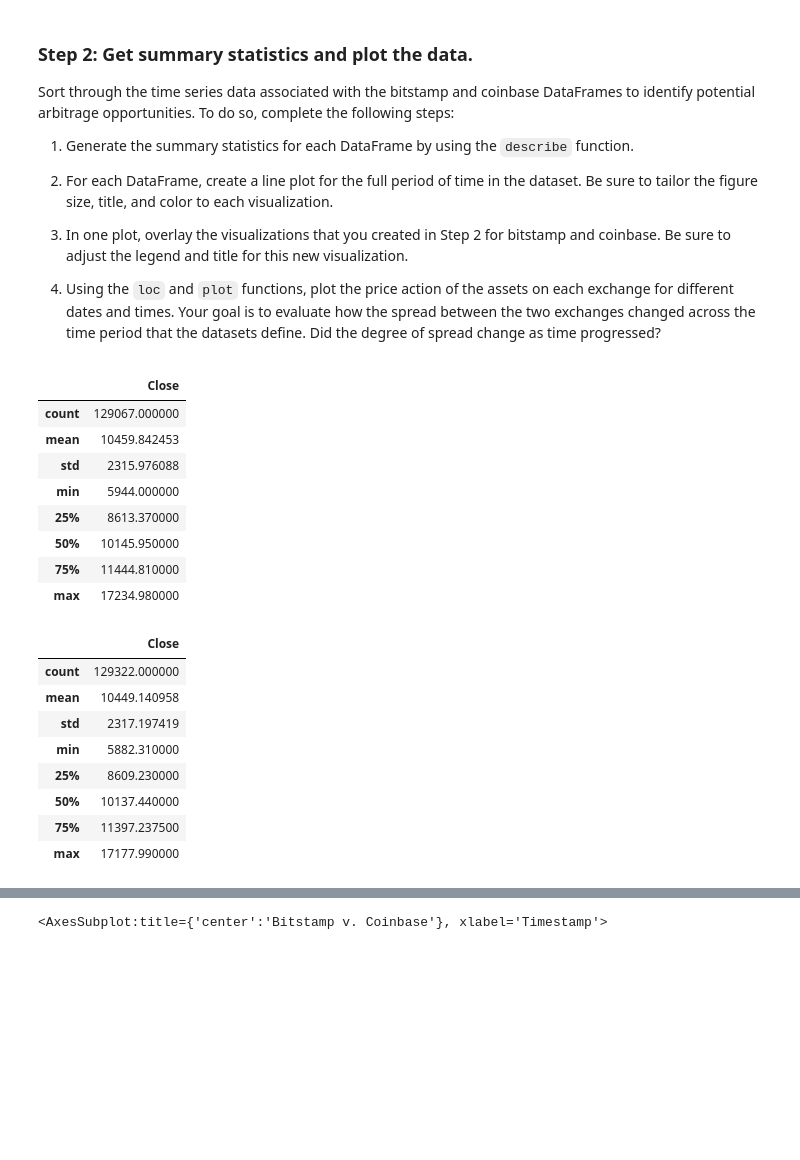
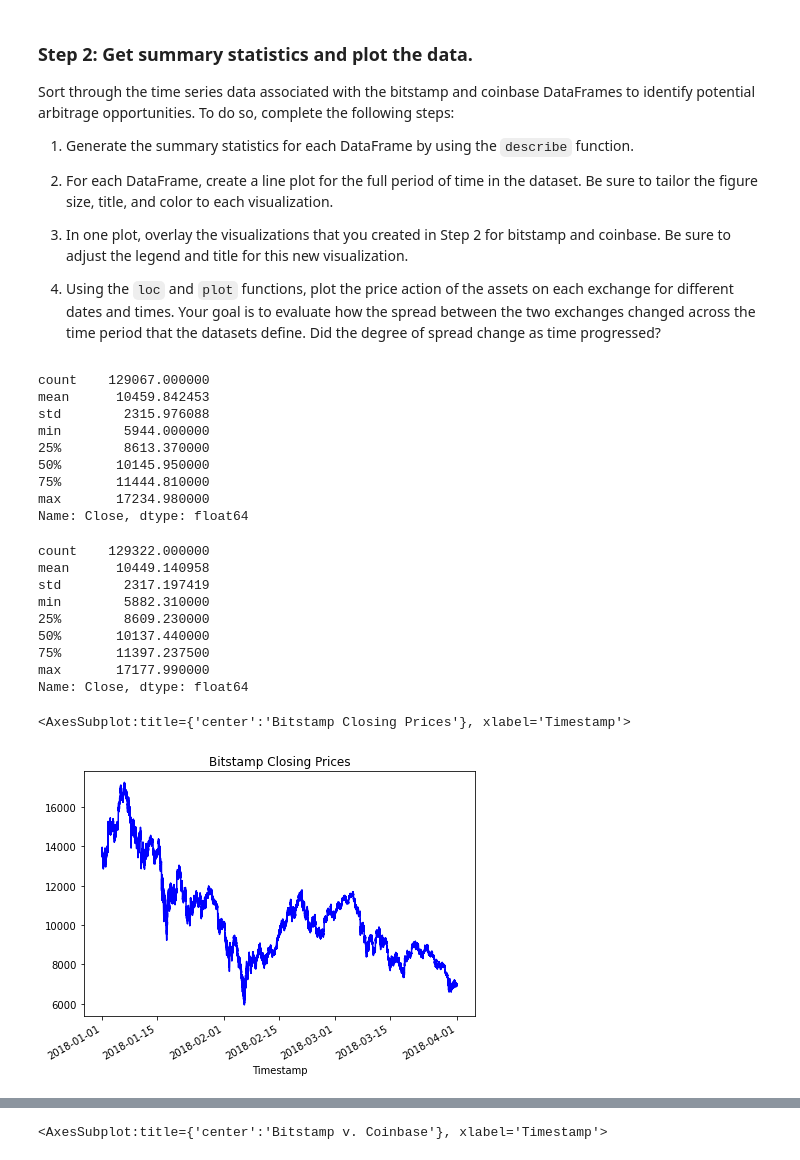
Before and after one commit to jjestrella/btc_altcoin_-arbitrage, a Jupyter notebook: crypto_arbitrage.ipynb, the cells around one changed output, grey strips where cells are left out. Saved outputs shown, nothing was run; the diff lists cells and outputs as text; code cells hidden in the pictures; blank space fills up the shorter version.

```diff
--- a/crypto_arbitrage.ipynb
+++ b/crypto_arbitrage.ipynb
@@ -326,27 +355,37 @@ Sort through the time series data associated with the bitstamp and coinbase Data
 # %%
 # Generate the summary statistics for the bitstamp DataFrame
 # YOUR CODE HERE
+bitstamp["Close"].describe()
 # %% [output]
-|  | Close |
-| count | 129067.000000 |
-| mean | 10459.842453 |
-| std | 2315.976088 |
-| min | 5944.000000 |
-| 25% | 8613.370000 |
-| 50% | 10145.950000 |
-| 75% | 11444.810000 |
-| max | 17234.980000 |
+count    129067.000000
+mean      10459.842453
+std        2315.976088
+min        5944.000000
+25%        8613.370000
+50%       10145.950000
+75%       11444.810000
+max       17234.980000
+Name: Close, dtype: float64
 # %%
 # Generate the summary statistics for the coinbase DataFrame
 # YOUR CODE HERE
+coinbase["Close"].describe()
 # %% [output]
-|  | Close |
-| count | 129322.000000 |
-| mean | 10449.140958 |
-| std | 2317.197419 |
-| min | 5882.310000 |
-| 25% | 8609.230000 |
-| 50% | 10137.440000 |
-| 75% | 11397.237500 |
-| max | 17177.990000 |
+count    129322.000000
+mean      10449.140958
+std        2317.197419
+min        5882.310000
+25%        8609.230000
+50%       10137.440000
+75%       11397.237500
+max       17177.990000
+Name: Close, dtype: float64
+# %%
+# Create a line plot for the bitstamp DataFrame for the full length of time in the dataset
+# Bedescribethat the figure size, title, and color are tailored to each visualization
+# YOUR CODE HERE
+bitstamp["Close"].plot(figsize=(7,5), title="Bitstamp Closing Prices", color="blue")
+# %% [output]
+<AxesSubplot:title={'center':'Bitstamp Closing Prices'}, xlabel='Timestamp'>
+[figure, added]
 # %%
```
Also changed, not shown: parts of 12 cells of this notebook.
